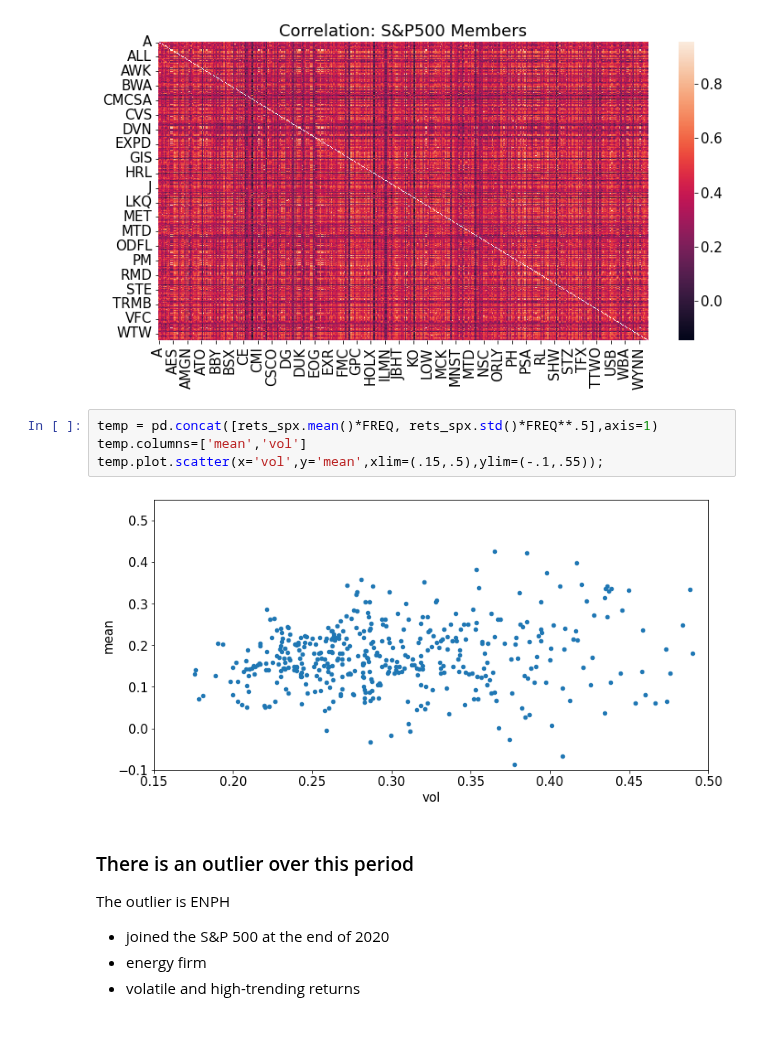
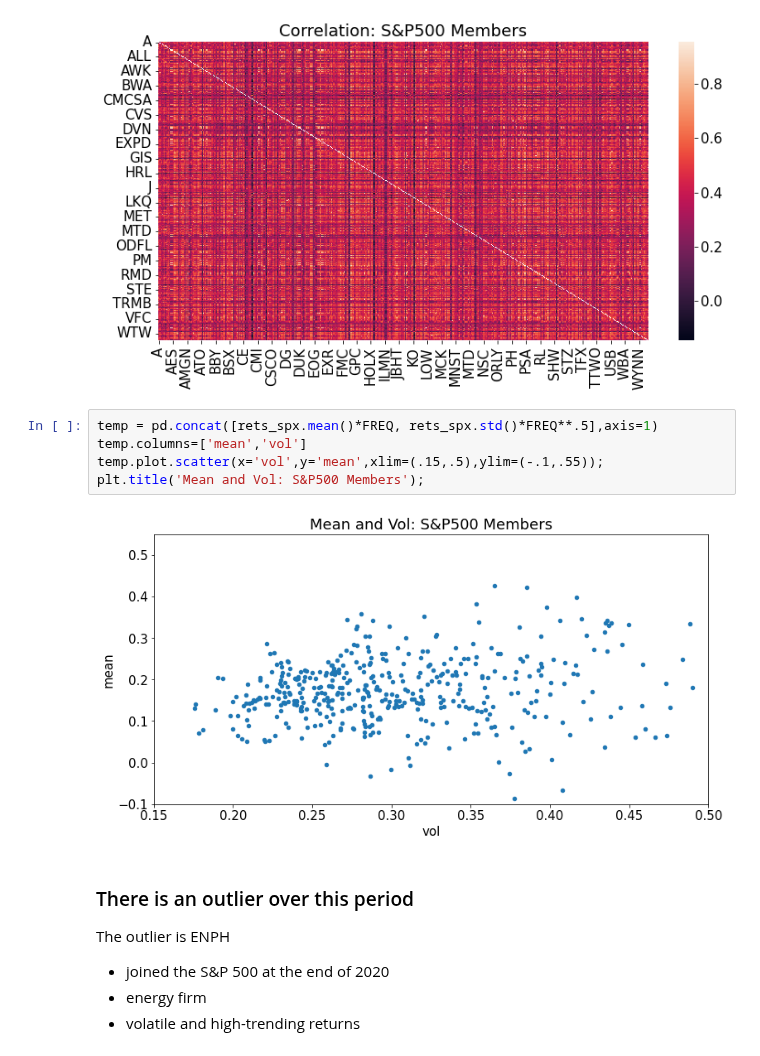
Before and after one commit to MarkHendricks/drw-markets, a Jupyter notebook: notebooks/B.3. Equity Indexes and ETFs.ipynb, the cells around one changed output. Drawn from its saved outputs; the diff is of its cells as text.

```diff
--- a/notebooks/B.3. Equity Indexes and ETFs.ipynb
+++ b/notebooks/B.3. Equity Indexes and ETFs.ipynb
@@ -328,9 +372,10 @@ plt.show()
 # %%
 temp = pd.concat([rets_spx.mean()*FREQ, rets_spx.std()*FREQ**.5],axis=1)
 temp.columns=['mean','vol']
 temp.plot.scatter(x='vol',y='mean',xlim=(.15,.5),ylim=(-.1,.55));
+plt.title('Mean and Vol: S&P500 Members');
 # %% [output]
-[figure, old version]
+[figure, new version]
 # %% [markdown]
 ### There is an outlier over this period
 
```
Also changed, not shown: parts of 21 cells of this notebook, 8 other files.
